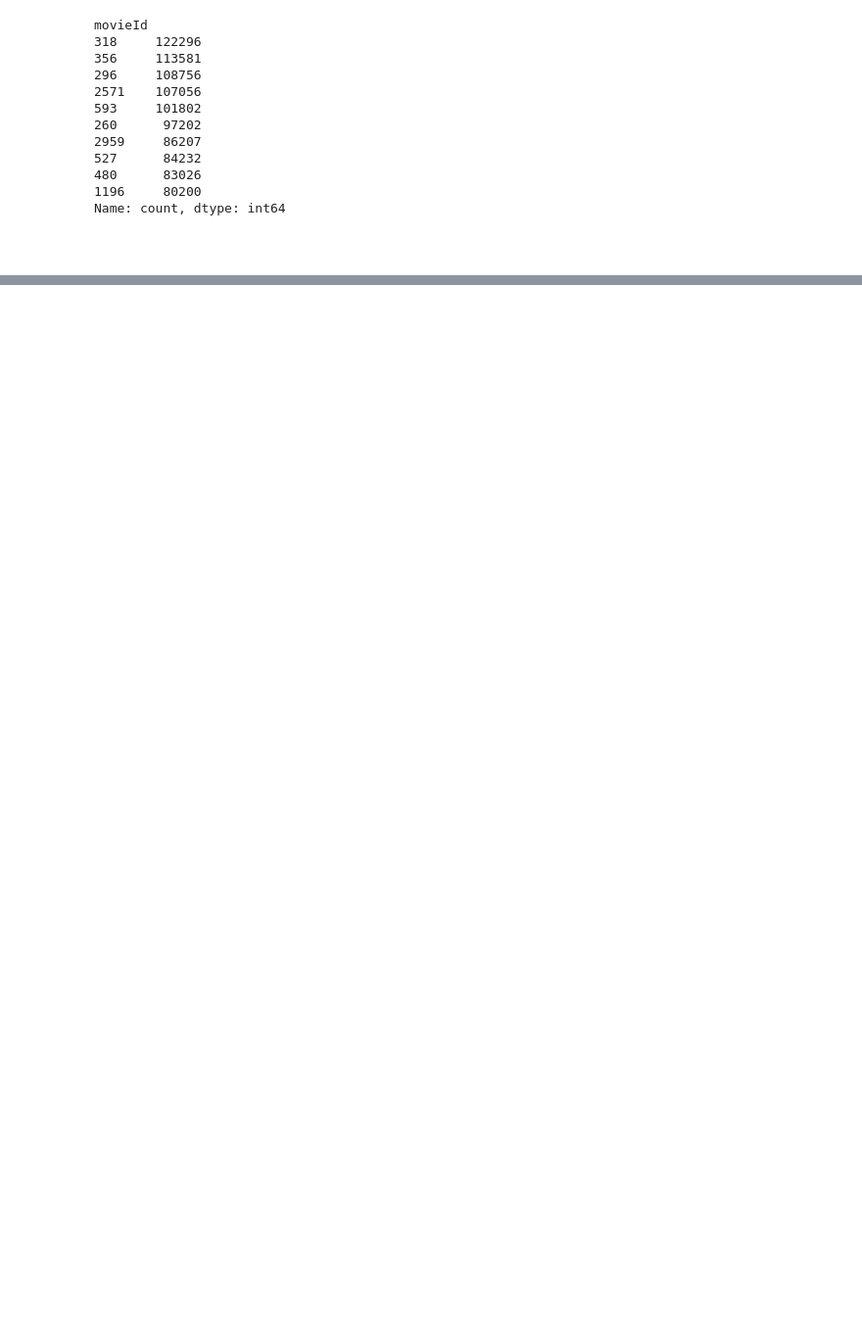
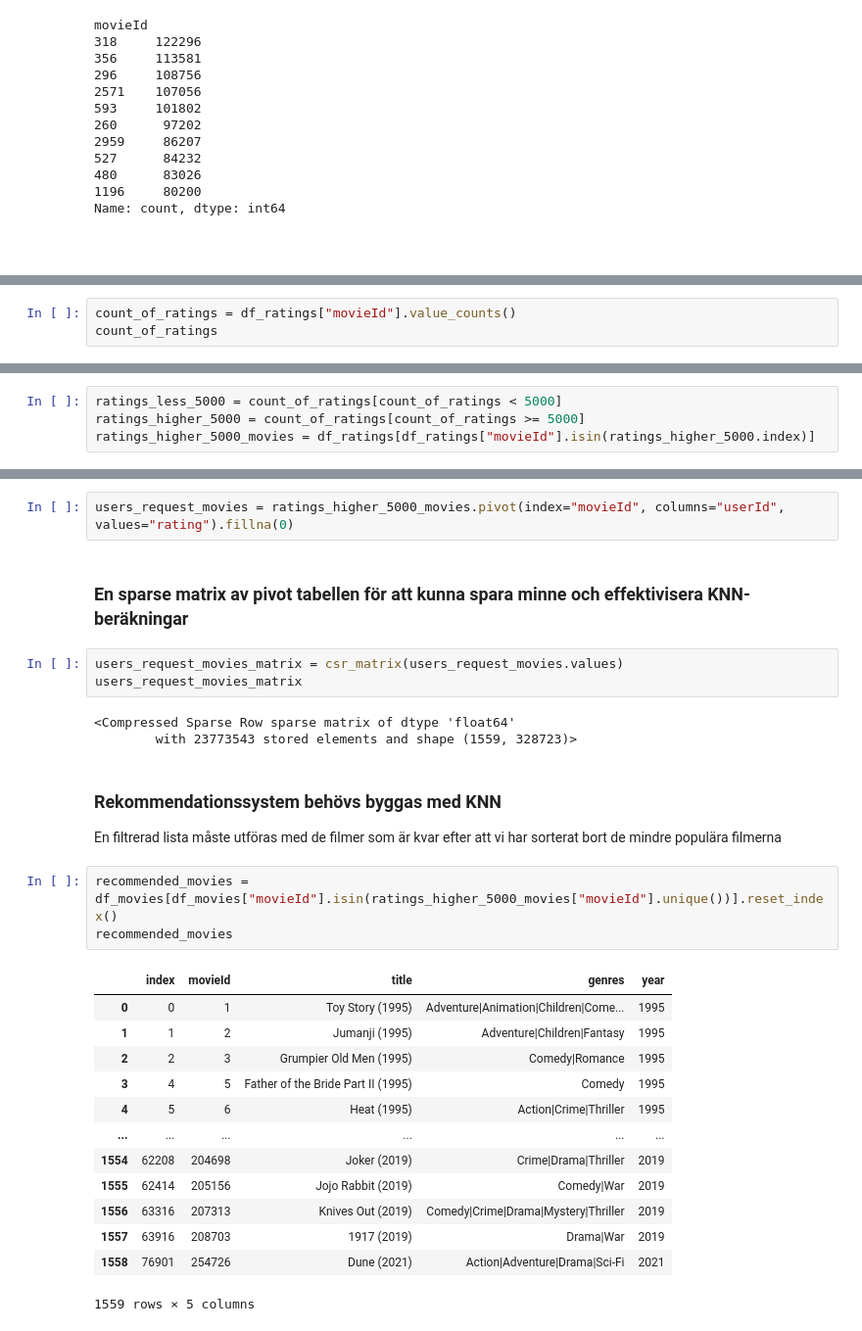
Before and after one commit to Umite93/UE_ML_AI24, a Jupyter notebook: Labb_ML2/Movie_Recommendations.ipynb, the cells around one changed output, grey strips where cells are left out. Shown at 98% size. Cells and saved outputs as stored; diff of their text form; blank space fills up the shorter version.

```diff
--- a/Labb_ML2/Movie_Recommendations.ipynb
+++ b/Labb_ML2/Movie_Recommendations.ipynb
@@ -348,0 +157,3 @@ Eftersom det bygger på innehållet, kan även nya användare få ganska bra rek
+# %%
+count_of_ratings = df_ratings["movieId"].value_counts()
+count_of_ratings
@@ -348,0 +176,4 @@ Eftersom det bygger på innehållet, kan även nya användare få ganska bra rek
+# %%
+ratings_less_5000 = count_of_ratings[count_of_ratings < 5000]
+ratings_higher_5000 = count_of_ratings[count_of_ratings >= 5000]
+ratings_higher_5000_movies = df_ratings[df_ratings["movieId"].isin(ratings_higher_5000.index)]
@@ -348,0 +248,30 @@ Eftersom det bygger på innehållet, kan även nya användare få ganska bra rek
+# %%
+users_request_movies = ratings_higher_5000_movies.pivot(index="movieId", columns="userId", values="rating").fillna(0)
+# %% [markdown]
+### En sparse matrix av pivot tabellen för att kunna spara minne och effektivisera KNN-beräkningar
+# %%
+users_request_movies_matrix = csr_matrix(users_request_movies.values)
+users_request_movies_matrix
+# %% [output]
+<Compressed Sparse Row sparse matrix of dtype 'float64'
+        with 23773543 stored elements and shape (1559, 328723)>
+# %% [markdown]
+### Rekommendationssystem behövs byggas med KNN
+En filtrerad lista måste utföras med de filmer som är kvar efter att vi har sorterat bort de mindre populära filmerna
+# %%
+recommended_movies = df_movies[df_movies["movieId"].isin(ratings_higher_5000_movies["movieId"].unique())].reset_index()
+recommended_movies
+# %% [output]
+|  | index | movieId | title | genres | year |
+| 0 | 0 | 1 | Toy Story (1995) | Adventure|Animation|Children|Come... | 1995 |
+| 1 | 1 | 2 | Jumanji (1995) | Adventure|Children|Fantasy | 1995 |
+| 2 | 2 | 3 | Grumpier Old Men (1995) | Comedy|Romance | 1995 |
+| 3 | 4 | 5 | Father of the Bride Part II (1995) | Comedy | 1995 |
+| 4 | 5 | 6 | Heat (1995) | Action|Crime|Thriller | 1995 |
+| ... | ... | ... | ... | ... | ... |
+| 1554 | 62208 | 204698 | Joker (2019) | Crime|Drama|Thriller | 2019 |
+| 1555 | 62414 | 205156 | Jojo Rabbit (2019) | Comedy|War | 2019 |
+| 1556 | 63316 | 207313 | Knives Out (2019) | Comedy|Crime|Drama|Mystery|Thriller | 2019 |
+| 1557 | 63916 | 208703 | 1917 (2019) | Drama|War | 2019 |
+| 1558 | 76901 | 254726 | Dune (2021) | Action|Adventure|Drama|Sci-Fi | 2021 |
+1559 rows × 5 columns
```
Also changed, not shown: parts of 94 cells of this notebook.
